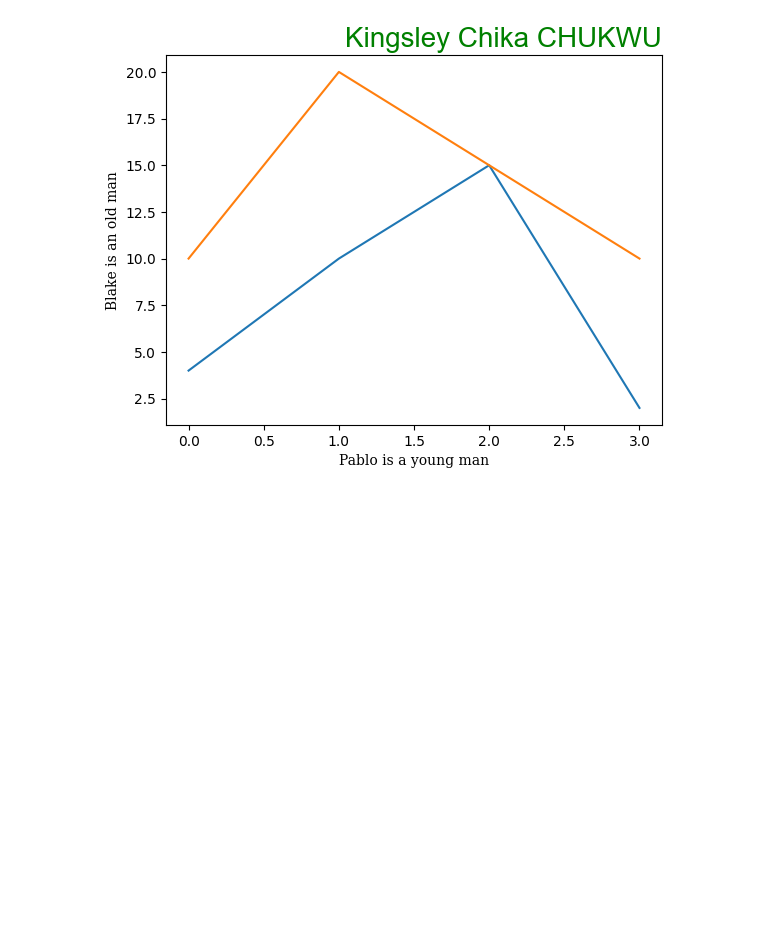
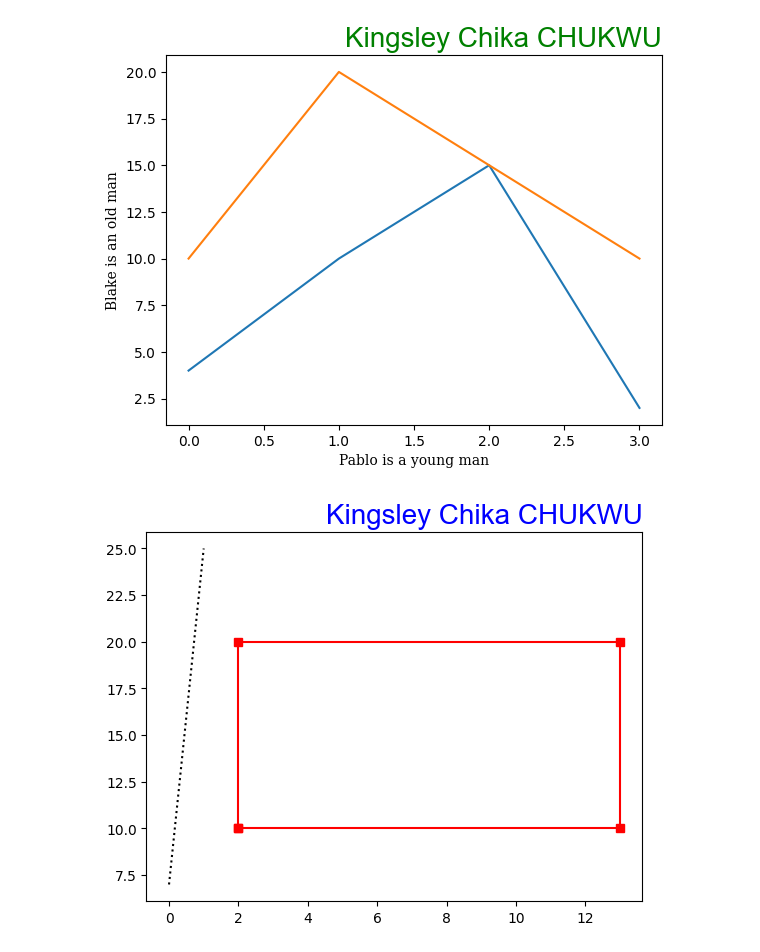
Before and after one commit to KingVik-Planet/Pandas, a Jupyter notebook: MatPlotLib.ipynb, the cells around one changed output. Drawn from its saved outputs; the diff is of its cells as text; code cells hidden in the pictures; blank space fills up the shorter version.

Commit message:
Matplotlib: title, colors etc

```diff
--- a/MatPlotLib.ipynb
+++ b/MatPlotLib.ipynb
@@ -417,3 +417,24 @@ plt.plot(y)
 plt.show()
 # %% [output]
 [figure]
+# %%
+import matplotlib.pyplot as plt
+import numpy as np
+
+# Font
+font1 = {"family":"arial", "color": "blue", "size": 20}
+
+#Easting and Northing
+Easting = np.array([2, 2, 13, 13, 2])
+Northing = np.array([10, 20, 20, 10, 10])
+
+#Road
+road = np.array([7, 25])
+
+#Plotting
+plt.plot(Easting, Northing, marker="s", color = "r")
+plt.plot(road, ls = ":", color = "k")
+plt.title("Kingsley Chika CHUKWU",  fontdict = font1, loc = "right")
+plt.show()
+# %% [output]
+[figure, added]
```
